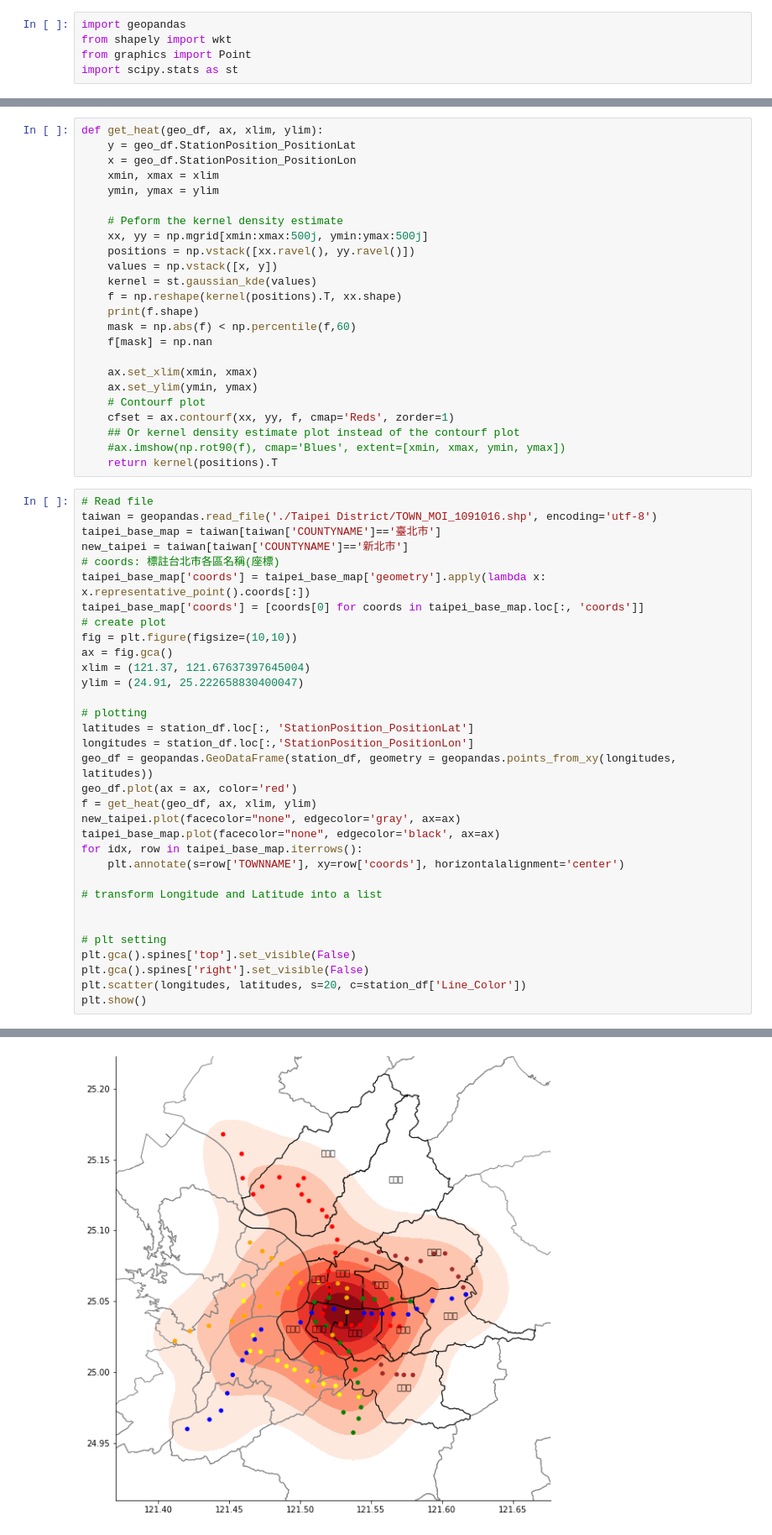
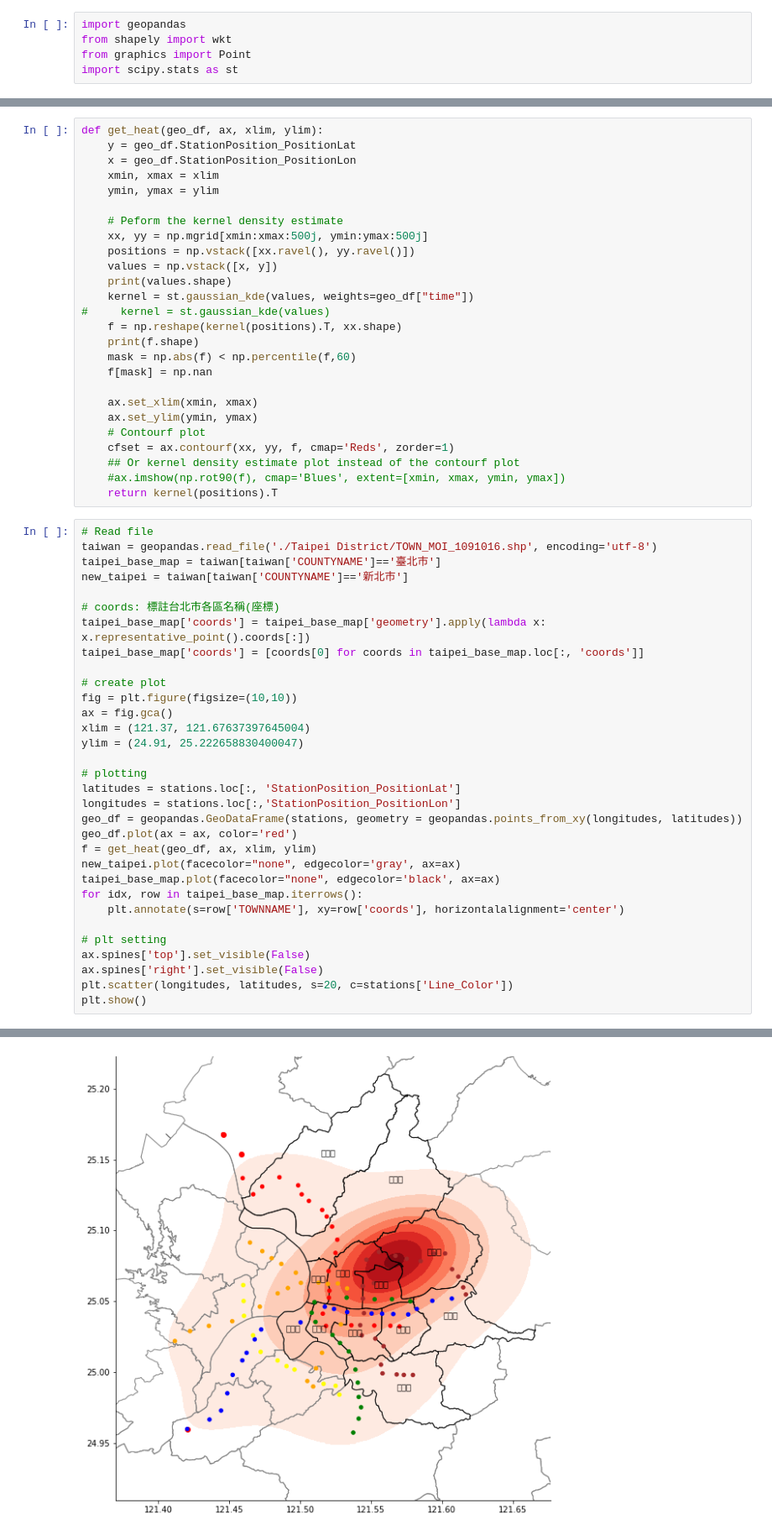
Before and after one commit to candicehwliu/taipei-mrt-map, a Jupyter notebook: Final Project-MRT station.ipynb, the cells around one changed output, grey strips where cells are left out. Shown: that part at 84% size. Cells and saved outputs as stored; diff of their text form.

```diff
--- a/Final Project-MRT station.ipynb
+++ b/Final Project-MRT station.ipynb
@@ -132,7 +176,9 @@ def get_heat(geo_df, ax, xlim, ylim):
     xx, yy = np.mgrid[xmin:xmax:500j, ymin:ymax:500j]
     positions = np.vstack([xx.ravel(), yy.ravel()])
     values = np.vstack([x, y])
-    kernel = st.gaussian_kde(values)
+    print(values.shape)
+    kernel = st.gaussian_kde(values, weights=geo_df["time"])
+#     kernel = st.gaussian_kde(values)
     f = np.reshape(kernel(positions).T, xx.shape)
     print(f.shape)
     mask = np.abs(f) < np.percentile(f,60)
@@ -150,9 +196,11 @@ def get_heat(geo_df, ax, xlim, ylim):
 taiwan = geopandas.read_file('./Taipei District/TOWN_MOI_1091016.shp', encoding='utf-8')
 taipei_base_map = taiwan[taiwan['COUNTYNAME']=='臺北市']
 new_taipei = taiwan[taiwan['COUNTYNAME']=='新北市']
+
 # coords: 標註台北市各區名稱(座標)
 taipei_base_map['coords'] = taipei_base_map['geometry'].apply(lambda x: x.representative_point().coords[:])
 taipei_base_map['coords'] = [coords[0] for coords in taipei_base_map.loc[:, 'coords']]
+
 # create plot
 fig = plt.figure(figsize=(10,10))
 ax = fig.gca()
@@ -160,9 +208,9 @@ xlim = (121.37, 121.67637397645004)
 ylim = (24.91, 25.222658830400047)
 
 # plotting
-latitudes = station_df.loc[:, 'StationPosition_PositionLat']
-longitudes = station_df.loc[:,'StationPosition_PositionLon']
-geo_df = geopandas.GeoDataFrame(station_df, geometry = geopandas.points_from_xy(longitudes, latitudes))
+latitudes = stations.loc[:, 'StationPosition_PositionLat']
+longitudes = stations.loc[:,'StationPosition_PositionLon']
+geo_df = geopandas.GeoDataFrame(stations, geometry = geopandas.points_from_xy(longitudes, latitudes))
 geo_df.plot(ax = ax, color='red')
 f = get_heat(geo_df, ax, xlim, ylim)
 new_taipei.plot(facecolor="none", edgecolor='gray', ax=ax)
@@ -170,12 +218,9 @@ taipei_base_map.plot(facecolor="none", edgecolor='black', ax=ax)
 for idx, row in taipei_base_map.iterrows():
     plt.annotate(s=row['TOWNNAME'], xy=row['coords'], horizontalalignment='center')
 
-# transform Longitude and Latitude into a list
-
-
 # plt setting
-plt.gca().spines['top'].set_visible(False)
-plt.gca().spines['right'].set_visible(False)
-plt.scatter(longitudes, latitudes, s=20, c=station_df['Line_Color'])
+ax.spines['top'].set_visible(False)
+ax.spines['right'].set_visible(False)
+plt.scatter(longitudes, latitudes, s=20, c=stations['Line_Color'])
 plt.show()
 # %% [output]
@@ -182,2 +228,2 @@ plt.show()
 (500, 500)
-[figure, old version]
+[figure, new version]
```
Also changed, not shown: parts of 12 cells of this notebook, 1 other file.
